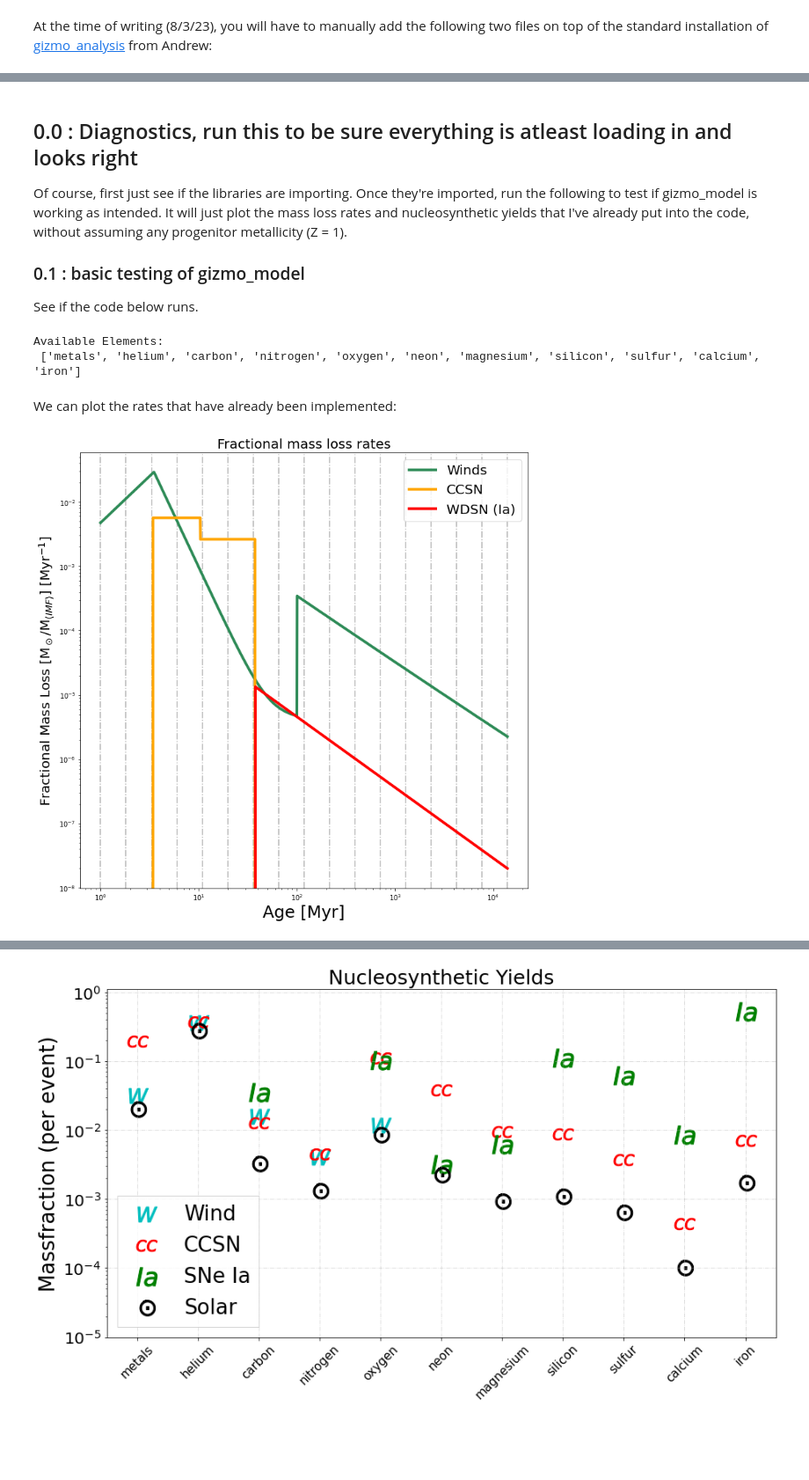
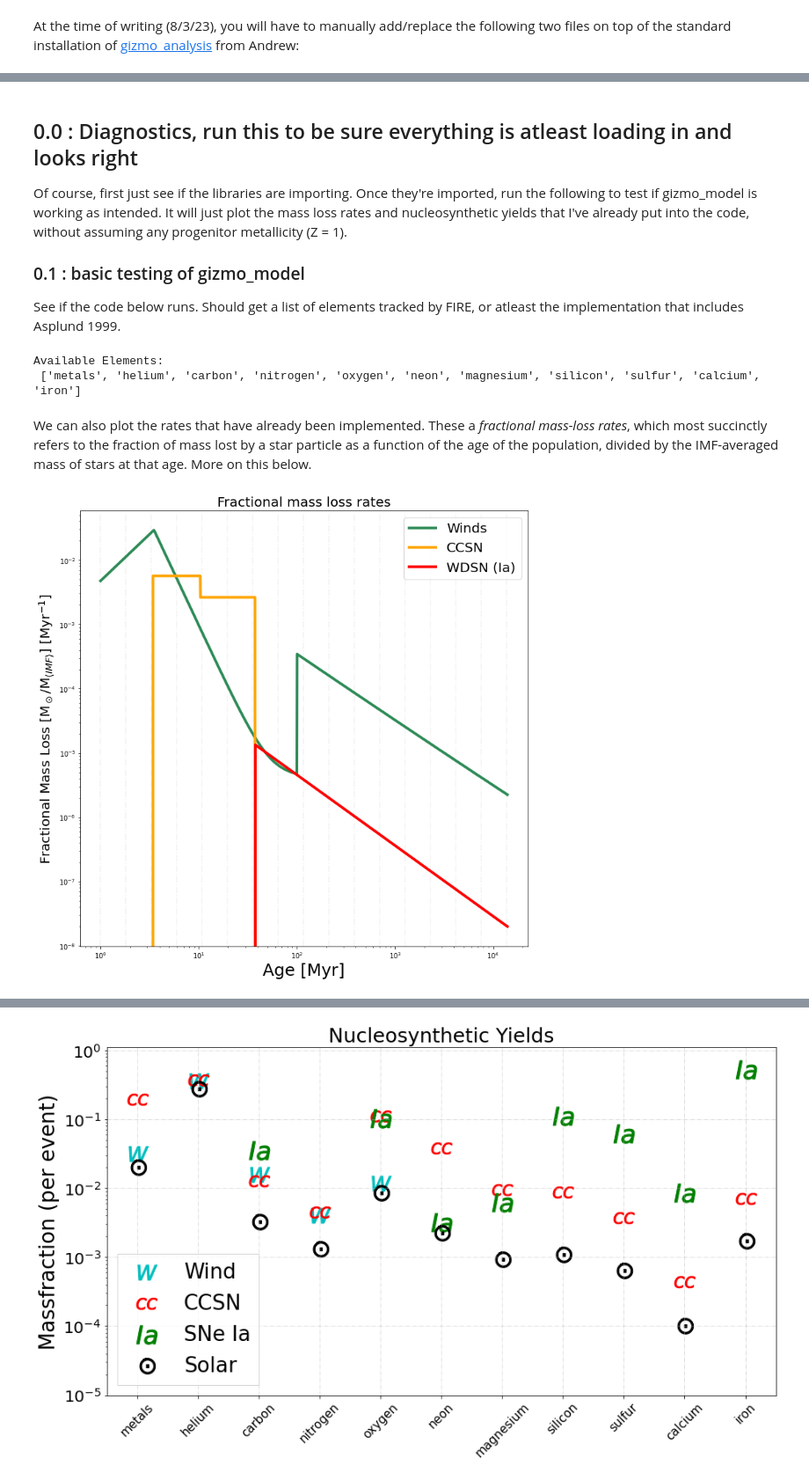
Before and after one commit to patelpb96/GizmoElementTracers, a Jupyter notebook: ElementTracer_Tutorial.ipynb, the cells around one changed output, grey strips where cells are left out. Shown at 88% size. Saved outputs shown, nothing was run; the diff lists cells and outputs as text; code cells hidden in the pictures; blank space fills up the shorter version.

```diff
--- a/ElementTracer_Tutorial.ipynb
+++ b/ElementTracer_Tutorial.ipynb
@@ -36,5 +37,5 @@ small change
 # %% [markdown]
-At the time of writing (8/3/23), you will have to manually add the following two files on top of the standard installation of <a href = "https://bitbucket.org/awetzel/gizmo_analysis/src/master/">gizmo_analysis</a> from Andrew:
+At the time of writing (8/3/23), you will have to manually add/replace the following two files on top of the standard installation of <a href = "https://bitbucket.org/awetzel/gizmo_analysis/src/master/">gizmo_analysis</a> from Andrew:
 # %% [markdown]
 <b>gizmo_model.py</b> (can be found in my repo on github: https://github.com/patelpb96/GizmoElementTracers)
 
@@ -48,7 +49,7 @@ Of course, first just see if the libraries are importing. Once they're imported,
 
 ### 0.1 : basic testing of gizmo_model
 
-See if the code below runs.
+See if the code below runs. Should get a list of elements tracked by FIRE, or atleast the implementation that includes Asplund 1999.
 # %%
 elem = None #'None' - No specific element, otherwise specify one of 'metals', 'iron', etc.
 
@@ -64,33 +65,33 @@ print("Available Elements:\n", element_names)
 Available Elements:
  ['metals', 'helium', 'carbon', 'nitrogen', 'oxygen', 'neon', 'magnesium', 'silicon', 'sulfur', 'calcium', 'iron']
 # %% [markdown]
-We can plot the rates that have already been implemented:
+We can also plot the rates that have already been implemented. These a <i>fractional mass-loss rates</i>, which most succinctly refers to the fraction of mass lost by a star particle as a function of the age of the population, divided by the IMF-averaged mass of stars at that age. More on this below.
 # %%
 # rate_X = massloss rate, ages_X = total timespan, or 0 to 13.7 Gyr, d_X is the array of times at which there
 # are discontinuities in the ages. For more info, see the return values in:
 # gizmo_model.py -> feedback -> get_rate_X
 
-agebins = np.logspace(np.log10(1),np.log10(14000),17)
+agebins = np.logspace(np.log10(1),np.log10(13700),17)
 agebinning = True
 
 rate_wind, ages_wind, d_wind = winds.get_rate_wind()
 rate_ccsn, ages_ccsn, d_ccsn = ccsn.get_rate_cc()
 rate_wdsn, ages_wdsn, d_wdsn = wdsn.get_rate_wd()
 
 fig, (ax1) = plt.subplots(1,1, figsize = (12,12))
 
 if agebinning == True:
     for i in agebins:
-        ax1.axvline(i, ls = "-.", c = 'k', alpha = 0.3)
+        ax1.axvline(i, ls = "-.", c = 'k', alpha = 0.05)
 ax1.loglog()
 ax1.plot(ages_wind, rate_wind, lw = 4, c = 'seagreen', label = "Winds")
 ax1.plot(ages_ccsn, rate_ccsn, lw = 4, c = 'orange', label = "CCSN")
 ax1.plot(ages_wdsn, rate_wdsn, lw = 4, c = 'r', label = "WDSN (Ia)")
 ax1.legend(fontsize = 20)
 ax1.set_title("Fractional mass loss rates", size = 20)
 ax1.set_xlabel("Age [Myr]", size = 25)
 ax1.set_ylabel(r"Fractional Mass Loss [M$_\odot$/M$_{\langle IMF \rangle}$] [Myr$^{-1}$]", size = 20)
 plt.show()
 # %% [output]
-[figure, old version]
+[figure, new version]
 # %% [markdown]
```
Also changed, not shown: parts of 37 cells of this notebook.
